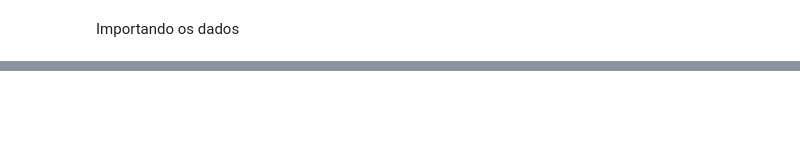
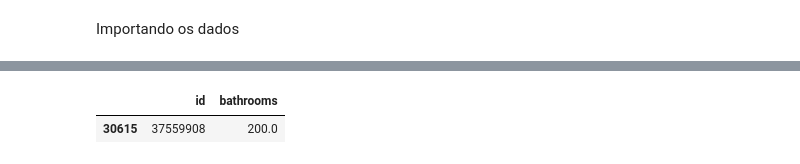
Before and after one commit to nilsoncunha/portfolio, a Jupyter notebook: Analisando_os_dados_do_airbnb_no_Rio_de_Janeiro.ipynb, the cells around one changed output, grey strips where cells are left out. Cells and saved outputs as stored; diff of their text form; code cells hidden in the pictures; blank space fills up the shorter version.

```diff
--- a/Analisando_os_dados_do_airbnb_no_Rio_de_Janeiro.ipynb
+++ b/Analisando_os_dados_do_airbnb_no_Rio_de_Janeiro.ipynb
@@ -48,0 +93,5 @@ Name: neighbourhood, Length: 99, dtype: int64
+# %%
+df[df.bathrooms > 100][['id', 'bathrooms']]
+# %% [output]
+|  | id | bathrooms |
+| 30615 | 37559908 | 200.0 |
```
Also changed, not shown: parts of 18 cells of this notebook.
